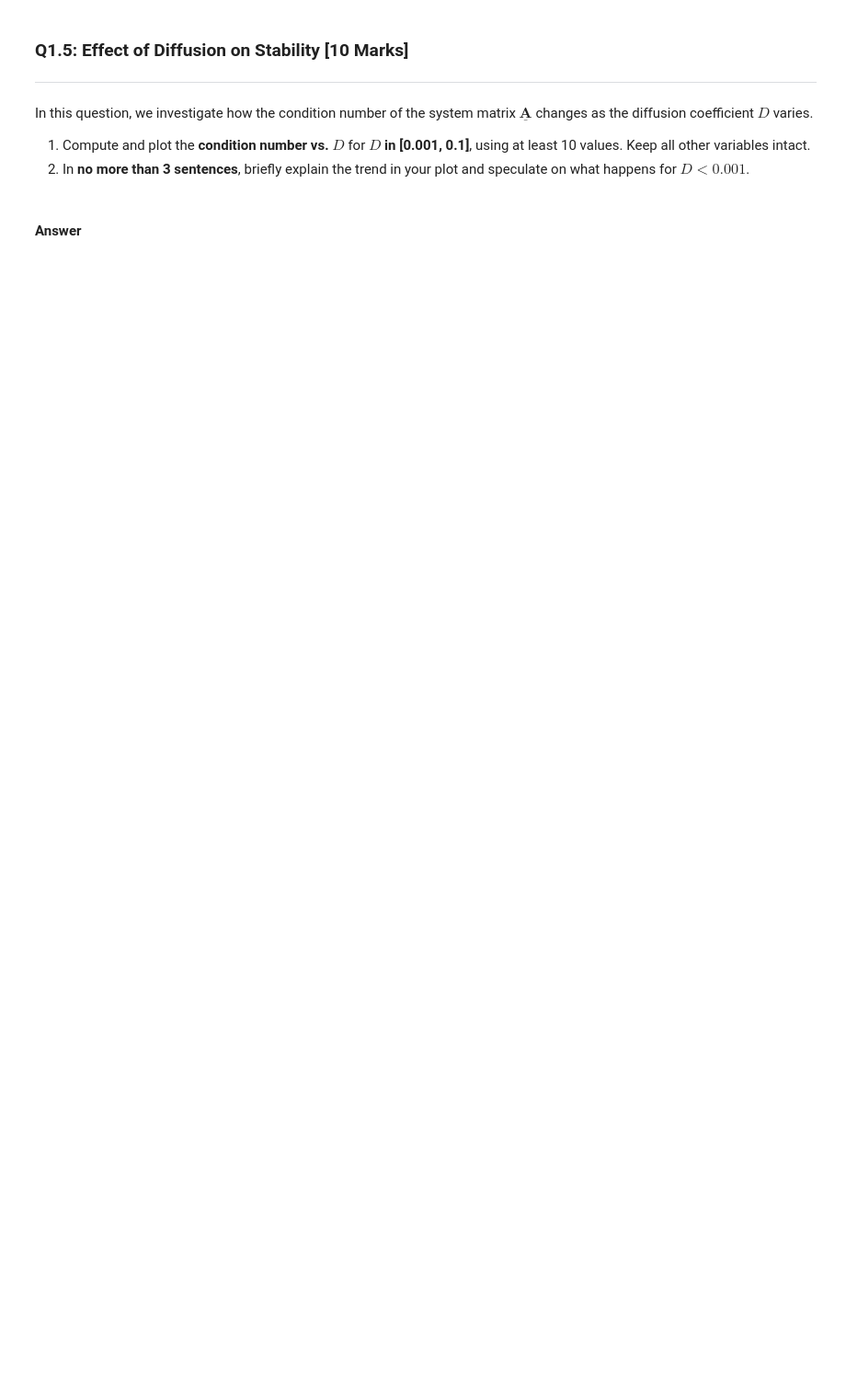
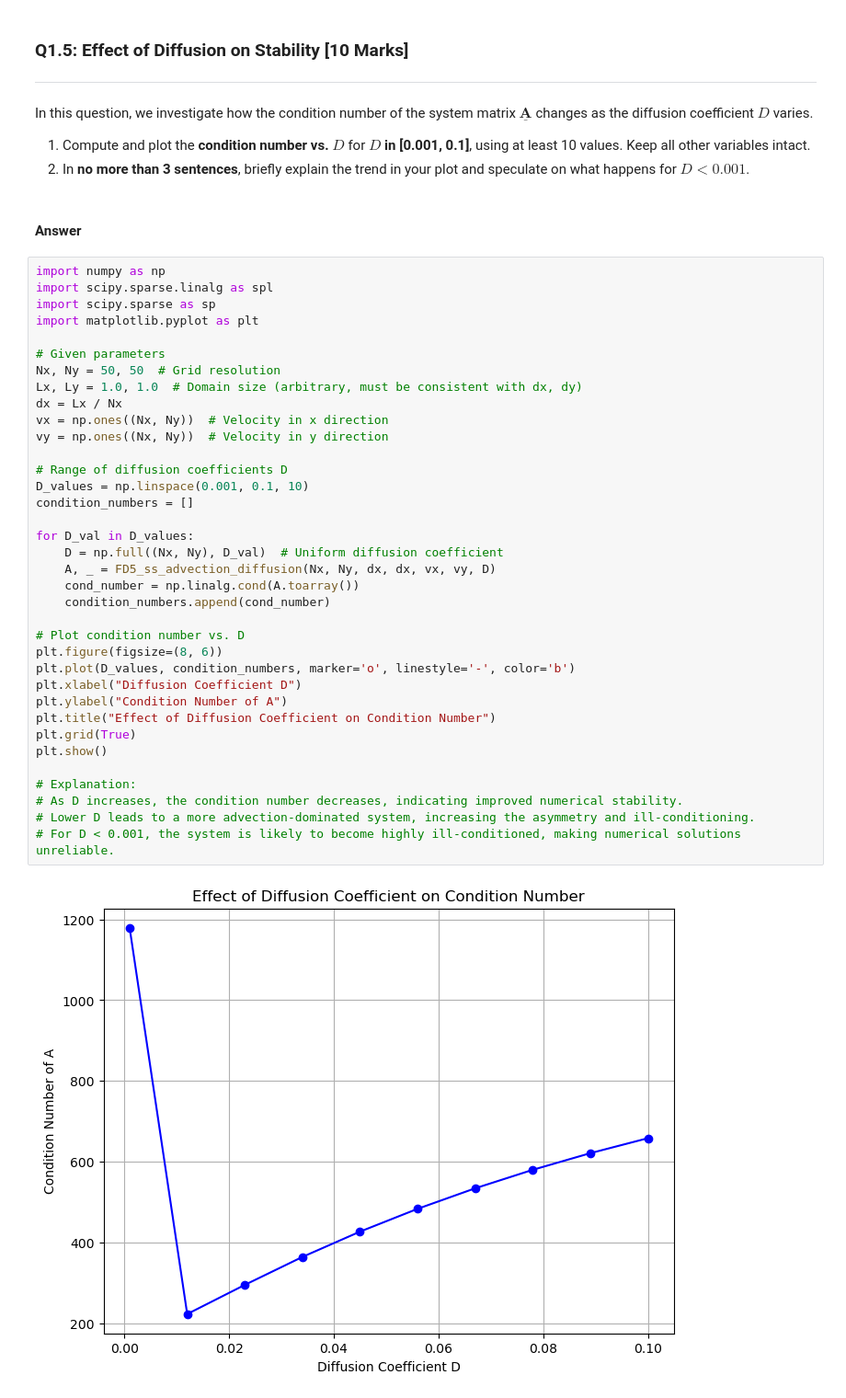
Before and after one commit to benedikt-samwer/inversion_and_optimization_2, a Jupyter notebook: Assessment2_pt1.ipynb, the cells around one changed output. Shown at 92% size. Saved outputs shown, nothing was run; the diff lists cells and outputs as text; blank space fills up the shorter version.

```diff
--- a/Assessment2_pt1.ipynb
+++ b/Assessment2_pt1.ipynb
@@ -228,3 +365,41 @@ In this question, we investigate how the condition number of the system matrix $
 3. In **no more than 3 sentences**, briefly explain the trend in your plot and speculate on what happens for $ D < 0.001 $.
 # %% [markdown]
 #### Answer
+# %%
+import numpy as np
+import scipy.sparse.linalg as spl
+import scipy.sparse as sp
+import matplotlib.pyplot as plt
+
+# Given parameters
+Nx, Ny = 50, 50  # Grid resolution
+Lx, Ly = 1.0, 1.0  # Domain size (arbitrary, must be consistent with dx, dy)
+dx = Lx / Nx
+vx = np.ones((Nx, Ny))  # Velocity in x direction
+vy = np.ones((Nx, Ny))  # Velocity in y direction
+
+# Range of diffusion coefficients D
+D_values = np.linspace(0.001, 0.1, 10)
+condition_numbers = []
+
+for D_val in D_values:
+    D = np.full((Nx, Ny), D_val)  # Uniform diffusion coefficient
+    A, _ = FD5_ss_advection_diffusion(Nx, Ny, dx, dx, vx, vy, D)
+    cond_number = np.linalg.cond(A.toarray())
+    condition_numbers.append(cond_number)
+
+# Plot condition number vs. D
+plt.figure(figsize=(8, 6))
+plt.plot(D_values, condition_numbers, marker='o', linestyle='-', color='b')
+plt.xlabel("Diffusion Coefficient D")
+plt.ylabel("Condition Number of A")
+plt.title("Effect of Diffusion Coefficient on Condition Number")
+plt.grid(True)
+plt.show()
+
+# Explanation:
+# As D increases, the condition number decreases, indicating improved numerical stability.
+# Lower D leads to a more advection-dominated system, increasing the asymmetry and ill-conditioning.
+# For D < 0.001, the system is likely to become highly ill-conditioned, making numerical solutions unreliable.
+# %% [output]
+[figure, added]
```
Also changed, not shown: parts of 6 cells of this notebook, 1 other file.
